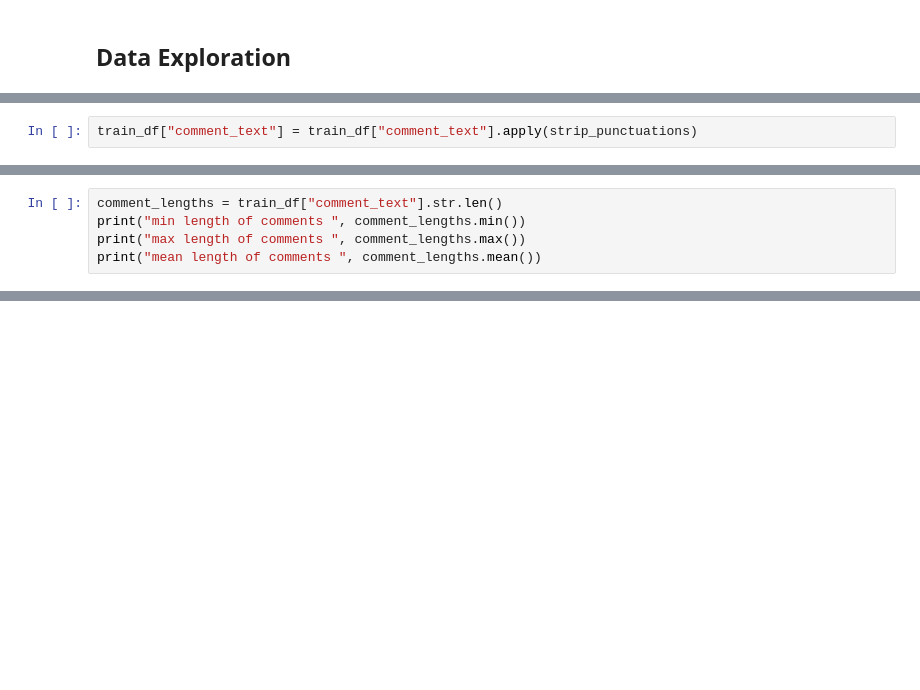
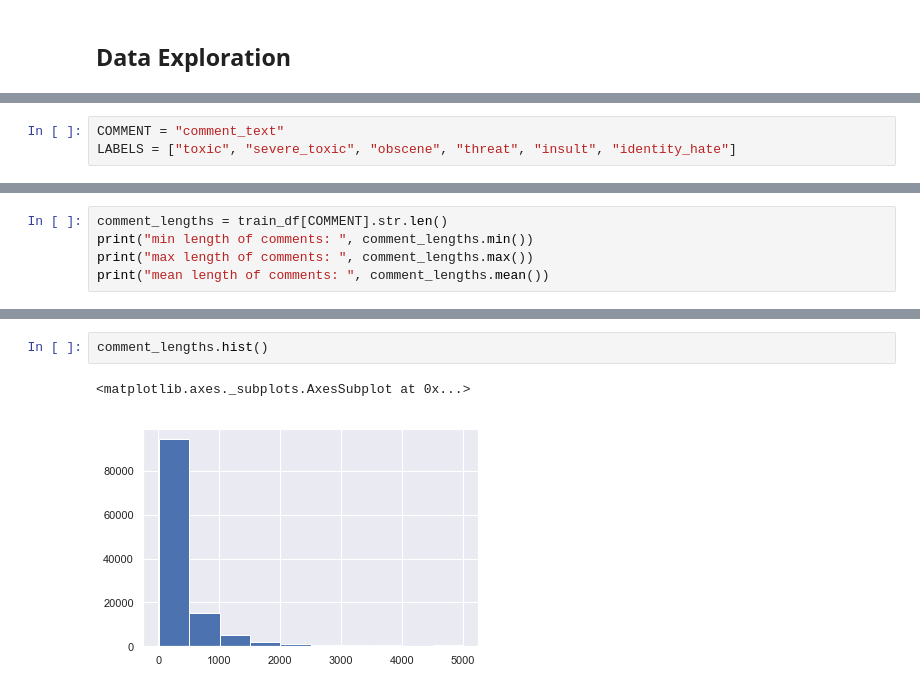
Before and after one commit to yzhan1/toxic-comment-detection, a Jupyter notebook: notebook.ipynb, the cells around one changed output, grey strips where cells are left out. Cells and saved outputs as stored; diff of their text form; blank space fills up the shorter version.

```diff
--- a/notebook.ipynb
+++ b/notebook.ipynb
@@ -61,3 +77,6 @@ test_df.head()
 | 13 | 0003e1cccfd5a40a | " \n\n It says it right there tha... | 0 | 0 | 0 | 0 | 0 | 0 |
 | 14 | 00059ace3e3e9a53 | " \n\n == Before adding a new pro... | 0 | 0 | 0 | 0 | 0 | 0 |
 [interactive output not drawn]
+# %%
+COMMENT = "comment_text"
+LABELS = ["toxic", "severe_toxic", "obscene", "threat", "insult", "identity_hate"]
@@ -68,4 +89,2 @@ def strip_punctuations(s):
 # %% [output]
 [interactive output not drawn]
-# %%
-train_df["comment_text"] = train_df["comment_text"].apply(strip_punctuations)
@@ -83,7 +100,7 @@ train_df.head()
 [interactive output not drawn]
 # %%
-comment_lengths = train_df["comment_text"].str.len()
-print("min length of comments ", comment_lengths.min())
-print("max length of comments ", comment_lengths.max())
-print("mean length of comments ", comment_lengths.mean())
+comment_lengths = train_df[COMMENT].str.len()
+print("min length of comments: ", comment_lengths.min())
+print("max length of comments: ", comment_lengths.max())
+print("mean length of comments: ", comment_lengths.mean())
 # %% [output]
@@ -93 +110,6 @@ mean length of comments  374.1362275449102
 [interactive output not drawn]
+# %%
+comment_lengths.hist()
+# %% [output]
+<matplotlib.axes._subplots.AxesSubplot at 0x...>
+[figure, added]
```
Also changed, not shown: parts of 26 cells of this notebook.
